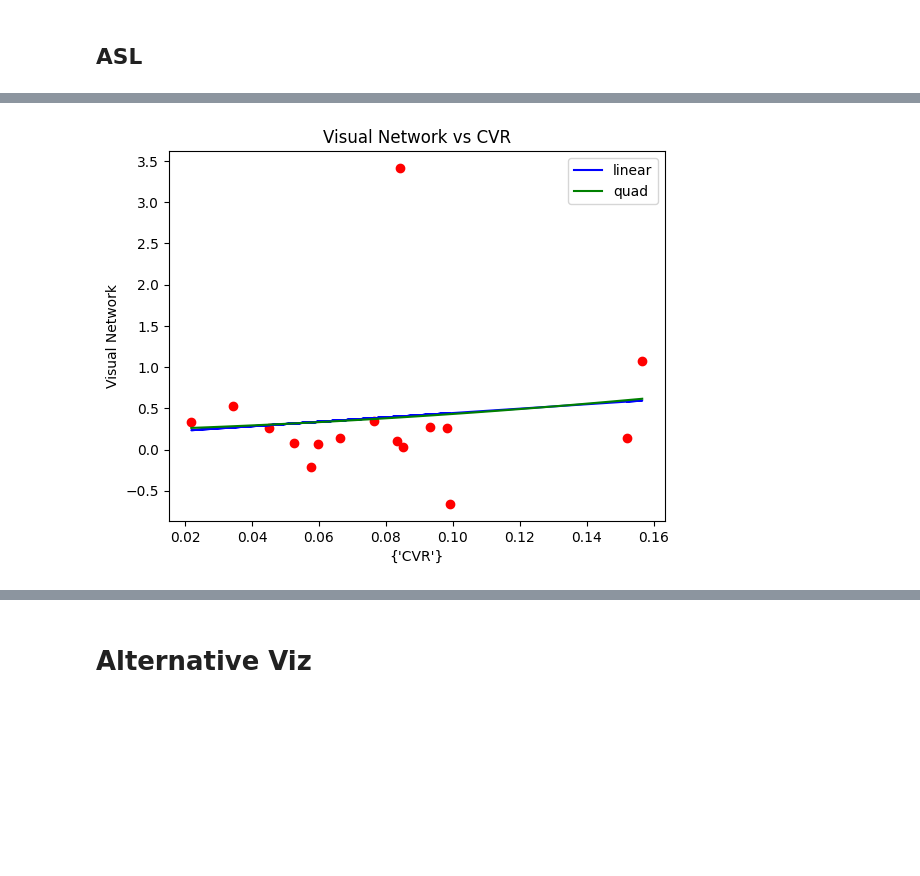
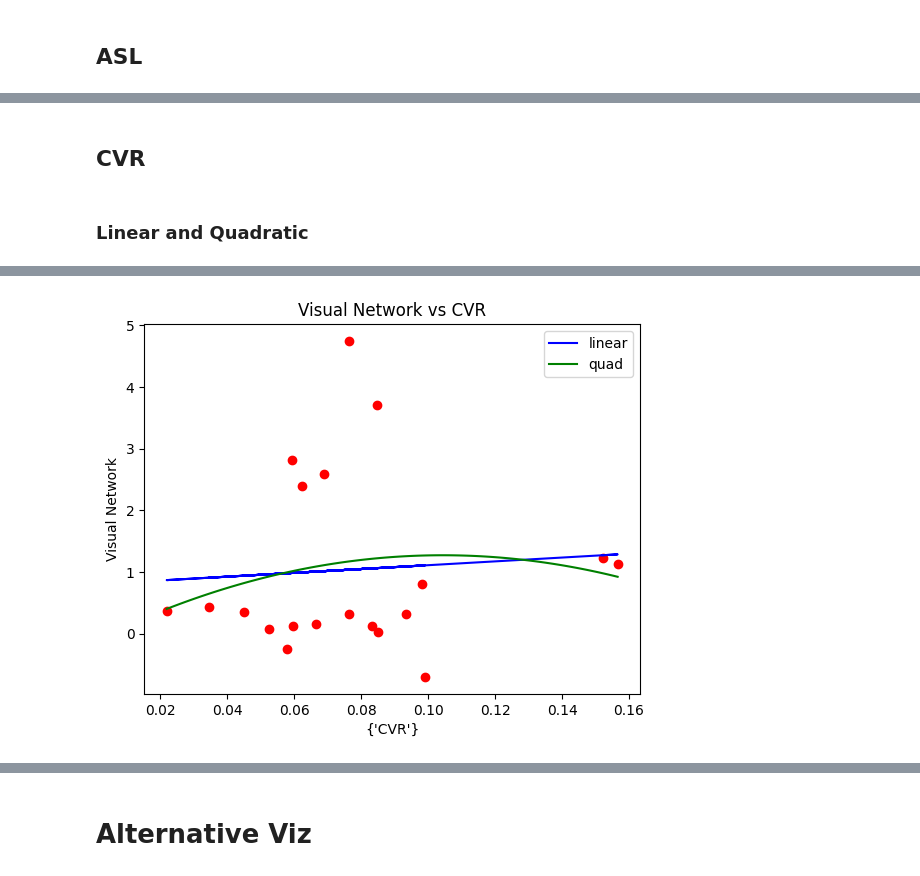
Before and after one commit to beatrzm/Thesis, a Jupyter notebook: correlations/rois_correlation.ipynb, the cells around one changed output, grey strips where cells are left out. Saved outputs shown, nothing was run; the diff lists cells and outputs as text; code cells hidden in the pictures; blank space fills up the shorter version.

```diff
--- a/correlations/rois_correlation.ipynb
+++ b/correlations/rois_correlation.ipynb
@@ -1495,4 +1629,8 @@ boxplots([ASLlinH_premens,ASLlinA_premens,ASLlinV_premens],[ASLquadH_premens,ASL
+# %% [markdown]
+## CVR
+# %% [markdown]
+### Linear and Quadratic
 # %%
-[CVRlinH_mid,CVRlinA_mid,CVRlinV_mid,CVRquadH_mid,CVRquadA_mid,CVRquadV_mid] = ROIs_correlations(neurowCVR_midcycle,"ses-midcycle",finalCVRallROIsH_midcycle, finalCVRallROIsA_midcycle, finalCVRallROIsV_midcycle, "CVR")
-[CVRlinH_premens,CVRlinA_premens,CVRlinV_premens,CVRquadH_premens,CVRquadA_premens,CVRquadV_premens] = ROIs_correlations(neurowCVR_premens,"ses-premenstrual",finalCVRallROIsH_premens, finalCVRallROIsA_premens, finalCVRallROIsV_premens, "CVR")
+[CVRlinH_mid,CVRlinA_mid,CVRlinV_mid,CVRquadH_mid,CVRquadA_mid,CVRquadV_mid] = ROIs_correlations(neurowCVR_midcycle,"ses-midcycle", "CVR")
+[CVRlinH_premens,CVRlinA_premens,CVRlinV_premens,CVRquadH_premens,CVRquadA_premens,CVRquadV_premens] = ROIs_correlations(neurowCVR_premens,"ses-premenstrual", "CVR")
 # %% [output]
@@ -1501 +1639 @@ boxplots([ASLlinH_premens,ASLlinA_premens,ASLlinV_premens],[ASLquadH_premens,ASL
-[figure, old version]
+[figure, new version]
```
Also changed, not shown: parts of 27 cells of this notebook, 1 other file.
